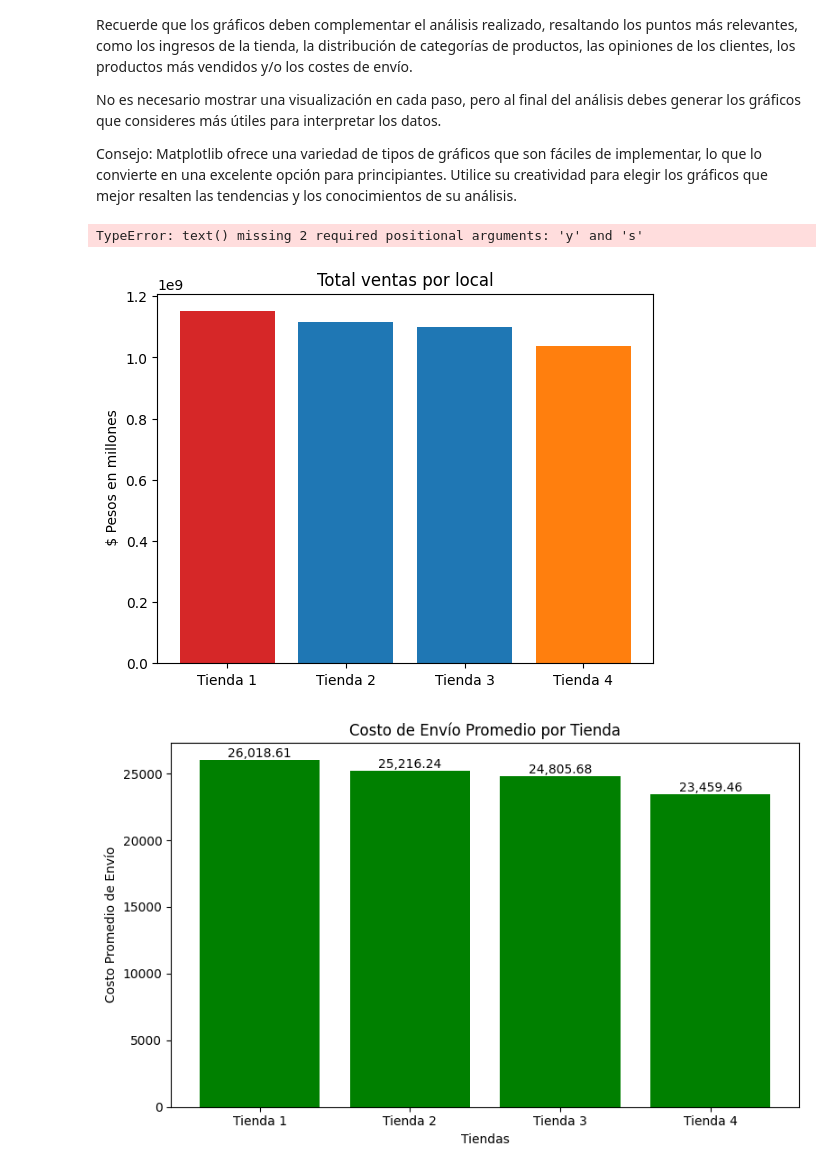
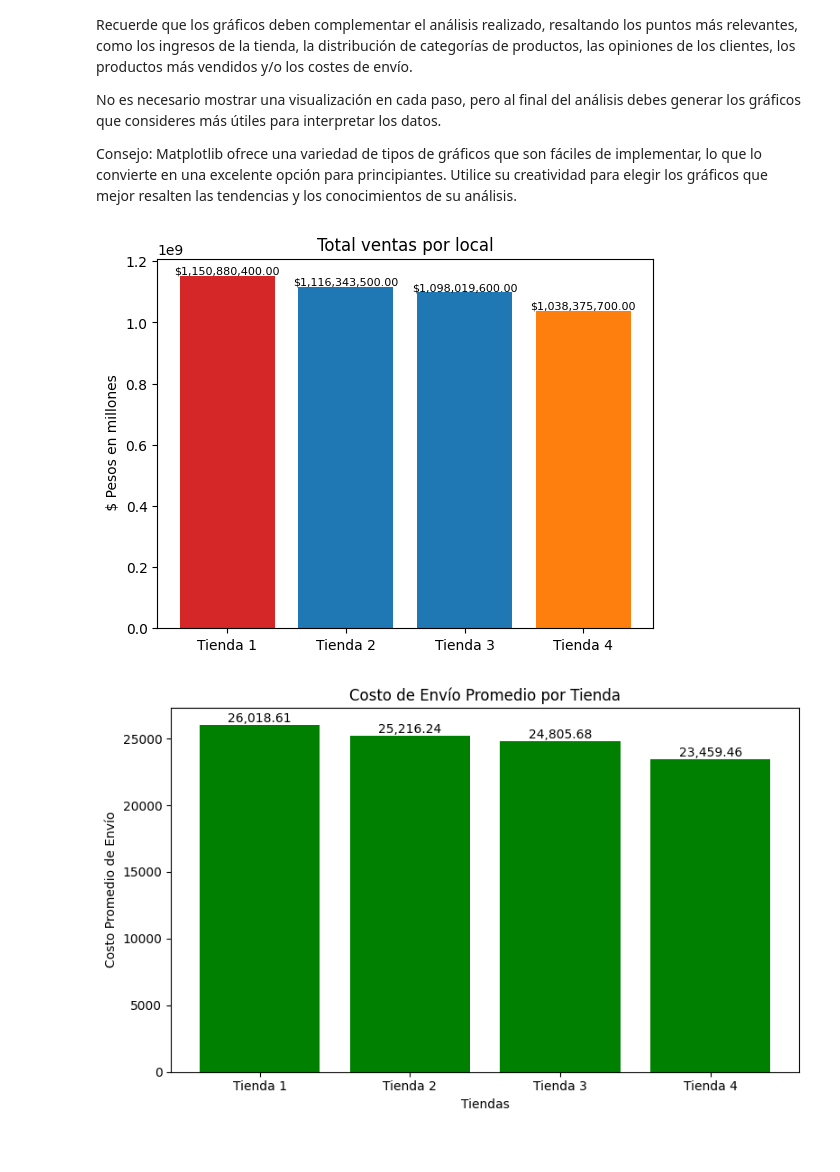
Before and after one commit to SilvanaCicchitti/Challenge_2, a Jupyter notebook: AluraStoreLatam.ipynb, the cells around one changed output. Cells and saved outputs as stored; diff of their text form; code cells hidden in the pictures.

```diff
--- a/AluraStoreLatam.ipynb
+++ b/AluraStoreLatam.ipynb
@@ -248,21 +248,27 @@ import matplotlib.pyplot as plt
 # %%
 fig, ax = plt.subplots()
 
 tiendas = ['Tienda 1', 'Tienda 2', 'Tienda 3', 'Tienda 4']
 counts = [ingreso1, ingreso2, ingreso3, ingreso4]
 bar_labels = ['Tienda 1', 'Tienda 2', 'Tienda 3', 'Tienda 4']
 bar_colors = ['tab:red', 'tab:blue', 'tab:blue', 'tab:orange']
 
 ax.bar(tiendas, counts, label=bar_labels, color=bar_colors)
 ax.set_ylabel(' $ Pesos en millones')
 ax.set_title('Total ventas por local')
-plt.text(counts , ha='center', va='bottom')
-#ax.legend(title='Tiendas')
+
+for i in range(len(tiendas)):
+    ax.text(
+        i,                     # posición x (índice de la barra)
+        counts[i],             # posición y (valor de la barra)
+        f'${counts[i]:,.2f}',  # texto a mostrar
+        ha='center', va='bottom',
+        fontsize=8
+    )
 
 plt.show()
 # %% [output]
-TypeError: text() missing 2 required positional arguments: 'y' and 's'
-[figure, old version]
+[figure, new version]
 # %%
 import matplotlib.pyplot as plt
 
```
